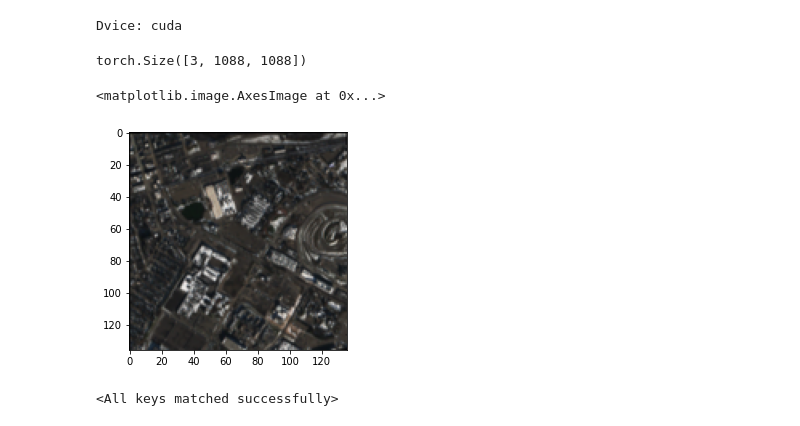
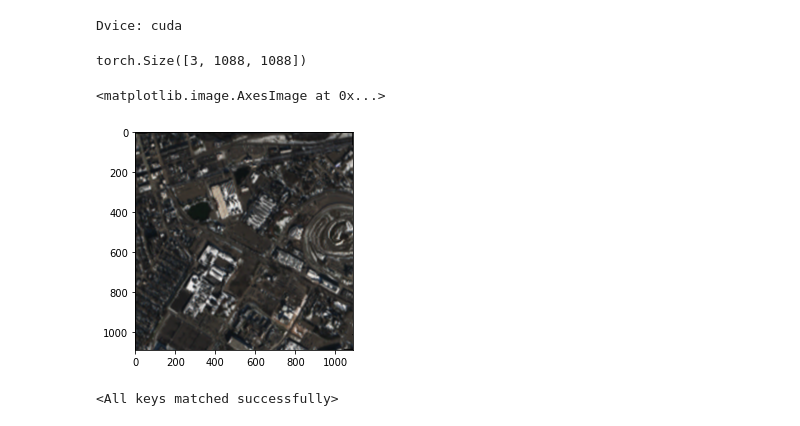
Before and after one commit to liuyoshio/super-resolution, a Jupyter notebook: trainer.ipynb, the cells around one changed output. Drawn from its saved outputs; the diff is of its cells as text; code cells hidden in the pictures.

```diff
--- a/trainer.ipynb
+++ b/trainer.ipynb
@@ -21,11 +21,11 @@ train_loader = DataLoader(dataset, batch_size=2, shuffle=True)
 Dvice: cuda
 # %%
 print(dataset[0][0].shape)
-plt.imshow(dataset[10][1].permute(1, 2, 0).numpy())
+plt.imshow(dataset[10][0].permute(1, 2, 0).numpy())
 # %% [output]
 torch.Size([3, 1088, 1088])
 <matplotlib.image.AxesImage at 0x...>
-[figure, old version]
+[figure, new version]
 # %%
 upscale = 4
 window_size = 8
```
Also changed, not shown: parts of 4 cells of this notebook, 3 other files.
